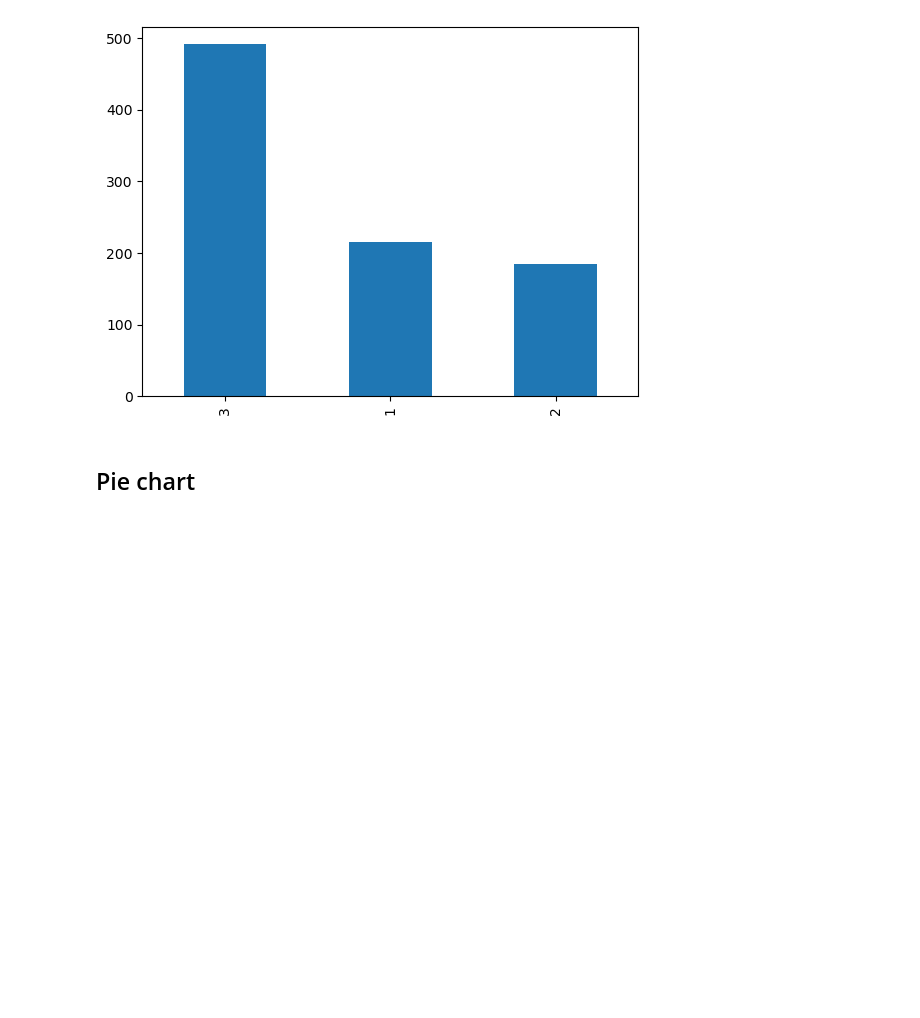
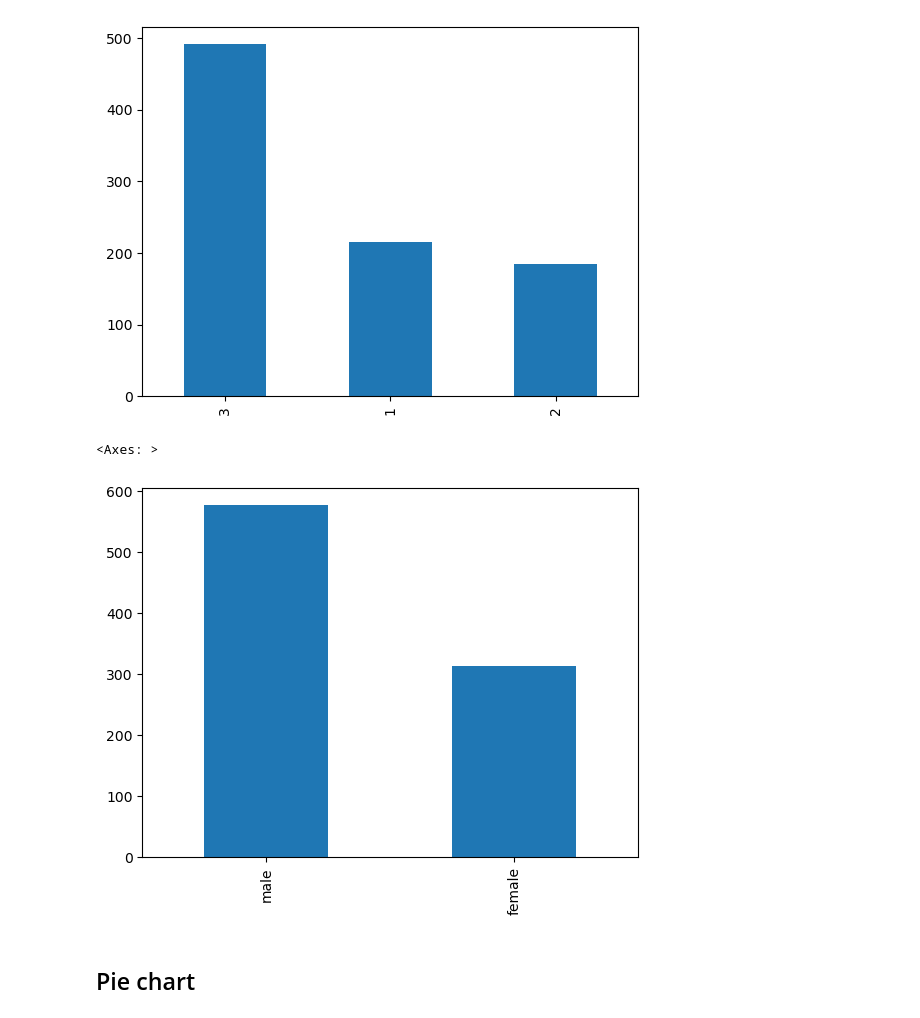
Before and after one commit to MitVinay/Machine-Learning, a Jupyter notebook: EDA/Univariate_Analysis/Univariate.ipynb, the cells around one changed output. Drawn from its saved outputs; the diff is of its cells as text; code cells hidden in the pictures; blank space fills up the shorter version.

```diff
--- a/EDA/Univariate_Analysis/Univariate.ipynb
+++ b/EDA/Univariate_Analysis/Univariate.ipynb
@@ -47,7 +47,10 @@ df['Pclass'].value_counts().plot(kind = "bar")
 [figure]
 # %%
 # Gender
-df['Pclass'].value_counts().plot(kind = "bar")
+df['Sex'].value_counts().plot(kind = "bar")
+# %% [output]
+<Axes: >
+[figure, added]
 # %% [markdown]
 ## Pie chart
 # %%
```
Also changed, not shown: parts of 14 cells of this notebook.
